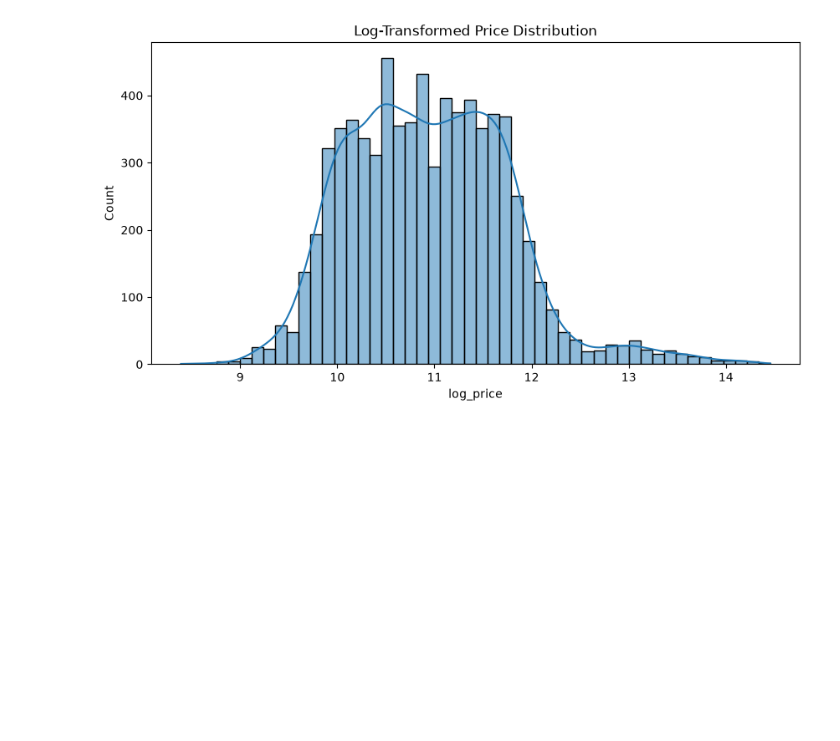
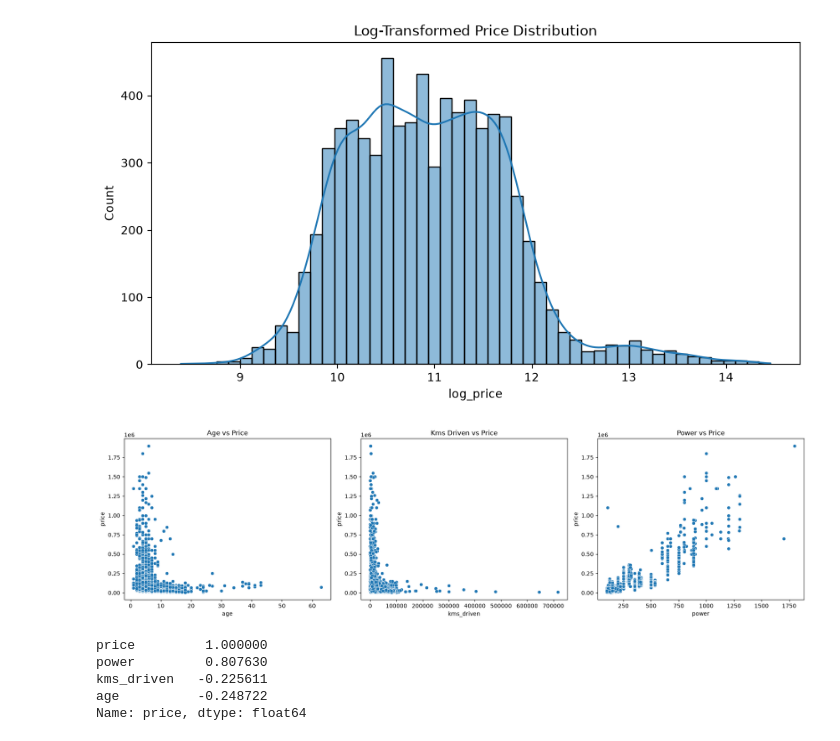
Before and after one commit to aryanagrawal552-coder/bike-price-prediction, a Jupyter notebook: notebooks/01_data_exploration.ipynb, the cells around one changed output. Saved outputs shown, nothing was run; the diff lists cells and outputs as text; code cells hidden in the pictures; blank space fills up the shorter version.

Commit message:
EDA: analyze feature relationships with price - power, age, kms, brand

```diff
--- a/notebooks/01_data_exploration.ipynb
+++ b/notebooks/01_data_exploration.ipynb
@@ -138,3 +138,27 @@ plt.title('Log-Transformed Price Distribution')
 plt.show()
 # %% [output]
 [figure]
+# %%
+fig, axes = plt.subplots(1, 3, figsize=(18,5))
+
+sns.scatterplot(data=df, x='age', y='price', ax=axes[0])
+axes[0].set_title('Age vs Price')
+
+sns.scatterplot(data=df, x='kms_driven', y='price', ax=axes[1])
+axes[1].set_title('Kms Driven vs Price')
+
+sns.scatterplot(data=df, x='power', y='price', ax=axes[2])
+axes[2].set_title('Power vs Price')
+
+plt.tight_layout()
+plt.show()
+# %% [output]
+[figure, added]
+# %%
+print(df[['price','age','kms_driven','power']].corr()['price'].sort_values(ascending=False))
+# %% [output]
+price         1.000000
+power         0.807630
+kms_driven   -0.225611
+age          -0.248722
+Name: price, dtype: float64
```
Also changed, not shown: parts of 1 cell of this notebook.
